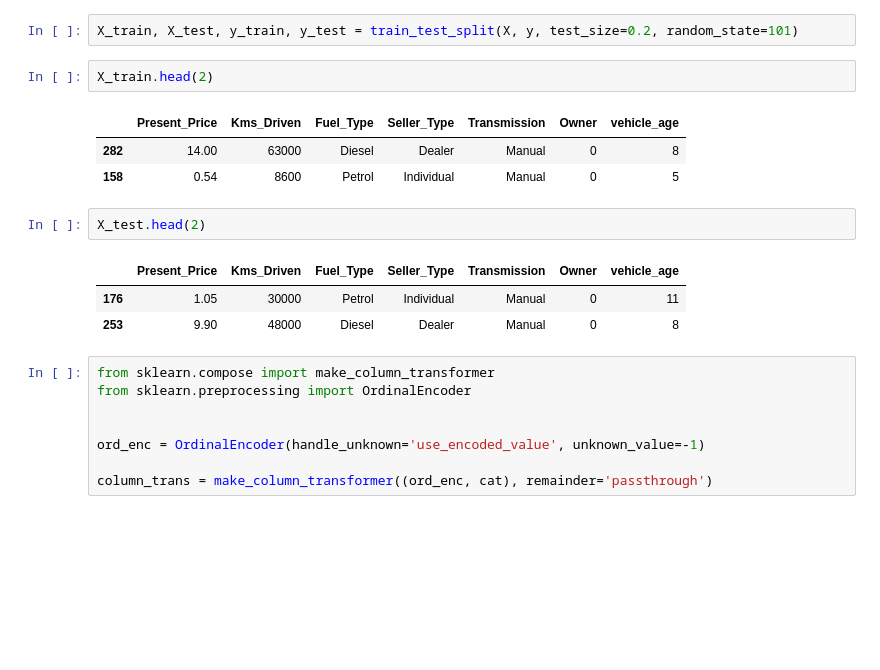
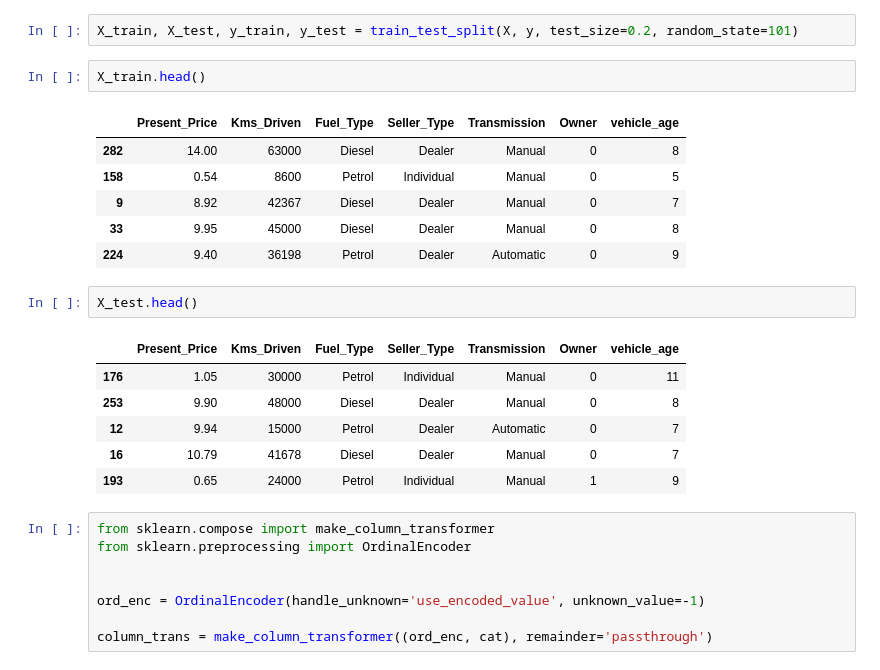
Before and after one commit to msddk/DS_Bootcamp, a Jupyter notebook: Machine Learning/Decision Tree/Decision Tree Regression.ipynb, the cells around one changed output. Drawn from its saved outputs; the diff is of its cells as text; blank space fills up the shorter version.

```diff
--- a/Machine Learning/Decision Tree/Decision Tree Regression.ipynb
+++ b/Machine Learning/Decision Tree/Decision Tree Regression.ipynb
@@ -214,17 +222,23 @@ X_test.head()
 # %%
 X_train, X_test, y_train, y_test = train_test_split(X, y, test_size=0.2, random_state=101)
 # %%
-X_train.head(2)
+X_train.head()
 # %% [output]
 |  | Present_Price | Kms_Driven | Fuel_Type | Seller_Type | Transmission | Owner | vehicle_age |
 | 282 | 14.00 | 63000 | Diesel | Dealer | Manual | 0 | 8 |
 | 158 | 0.54 | 8600 | Petrol | Individual | Manual | 0 | 5 |
+| 9 | 8.92 | 42367 | Diesel | Dealer | Manual | 0 | 7 |
+| 33 | 9.95 | 45000 | Diesel | Dealer | Manual | 0 | 8 |
+| 224 | 9.40 | 36198 | Petrol | Dealer | Automatic | 0 | 9 |
 # %%
-X_test.head(2)
+X_test.head()
 # %% [output]
 |  | Present_Price | Kms_Driven | Fuel_Type | Seller_Type | Transmission | Owner | vehicle_age |
 | 176 | 1.05 | 30000 | Petrol | Individual | Manual | 0 | 11 |
 | 253 | 9.90 | 48000 | Diesel | Dealer | Manual | 0 | 8 |
+| 12 | 9.94 | 15000 | Petrol | Dealer | Automatic | 0 | 7 |
+| 16 | 10.79 | 41678 | Diesel | Dealer | Manual | 0 | 7 |
+| 193 | 0.65 | 24000 | Petrol | Individual | Manual | 1 | 9 |
 # %%
 from sklearn.compose import make_column_transformer
 from sklearn.preprocessing import OrdinalEncoder
```
Also changed, not shown: parts of 17 cells of this notebook.
